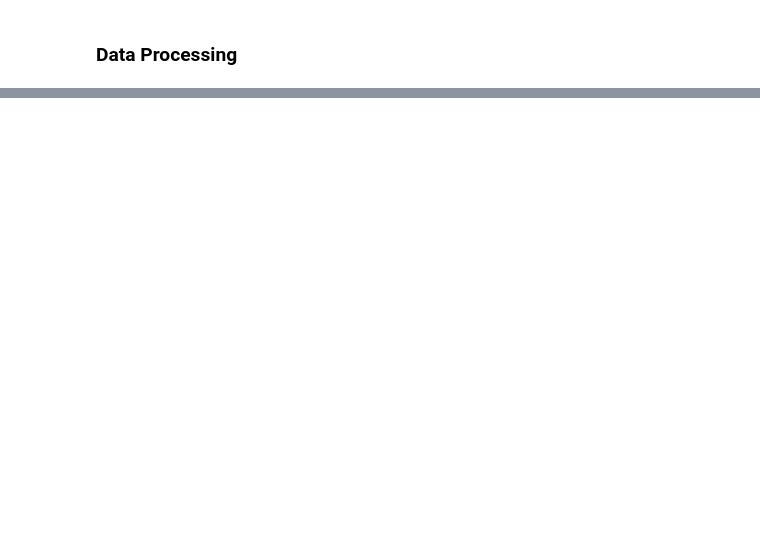
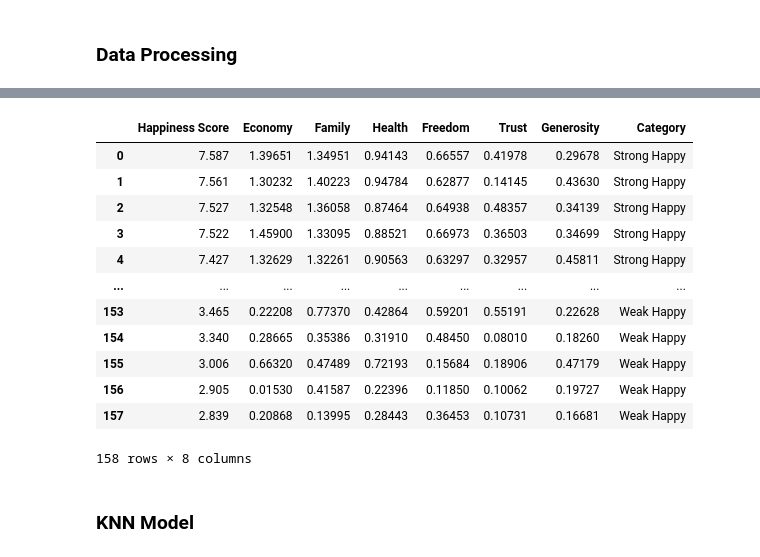
Before and after one commit to fairuznawar122/World-Happiness-Classification, a Jupyter notebook: World_Happiness_Classification_KNN.ipynb, the cells around one changed output, grey strips where cells are left out. Drawn from its saved outputs; the diff is of its cells as text; code cells hidden in the pictures; blank space fills up the shorter version.

Commit message:
Model Implemented

```diff
--- a/World_Happiness_Classification_KNN.ipynb
+++ b/World_Happiness_Classification_KNN.ipynb
@@ -131,0 +174,20 @@ final_df
+# %%
+final_df.drop(final_df.columns[0], axis=1, inplace=True)
+df= pd.concat([df, final_df], axis=1)
+df
+# %% [output]
+|  | Happiness Score | Economy | Family | Health | Freedom | Trust | Generosity | Category |
+| 0 | 7.587 | 1.39651 | 1.34951 | 0.94143 | 0.66557 | 0.41978 | 0.29678 | Strong Happy |
+| 1 | 7.561 | 1.30232 | 1.40223 | 0.94784 | 0.62877 | 0.14145 | 0.43630 | Strong Happy |
+| 2 | 7.527 | 1.32548 | 1.36058 | 0.87464 | 0.64938 | 0.48357 | 0.34139 | Strong Happy |
+| 3 | 7.522 | 1.45900 | 1.33095 | 0.88521 | 0.66973 | 0.36503 | 0.34699 | Strong Happy |
+| 4 | 7.427 | 1.32629 | 1.32261 | 0.90563 | 0.63297 | 0.32957 | 0.45811 | Strong Happy |
+| ... | ... | ... | ... | ... | ... | ... | ... | ... |
+| 153 | 3.465 | 0.22208 | 0.77370 | 0.42864 | 0.59201 | 0.55191 | 0.22628 | Weak Happy |
+| 154 | 3.340 | 0.28665 | 0.35386 | 0.31910 | 0.48450 | 0.08010 | 0.18260 | Weak Happy |
+| 155 | 3.006 | 0.66320 | 0.47489 | 0.72193 | 0.15684 | 0.18906 | 0.47179 | Weak Happy |
+| 156 | 2.905 | 0.01530 | 0.41587 | 0.22396 | 0.11850 | 0.10062 | 0.19727 | Weak Happy |
+| 157 | 2.839 | 0.20868 | 0.13995 | 0.28443 | 0.36453 | 0.10731 | 0.16681 | Weak Happy |
+158 rows × 8 columns
+# %% [markdown]
+### KNN Model
```
Also changed, not shown: parts of 6 cells of this notebook.
